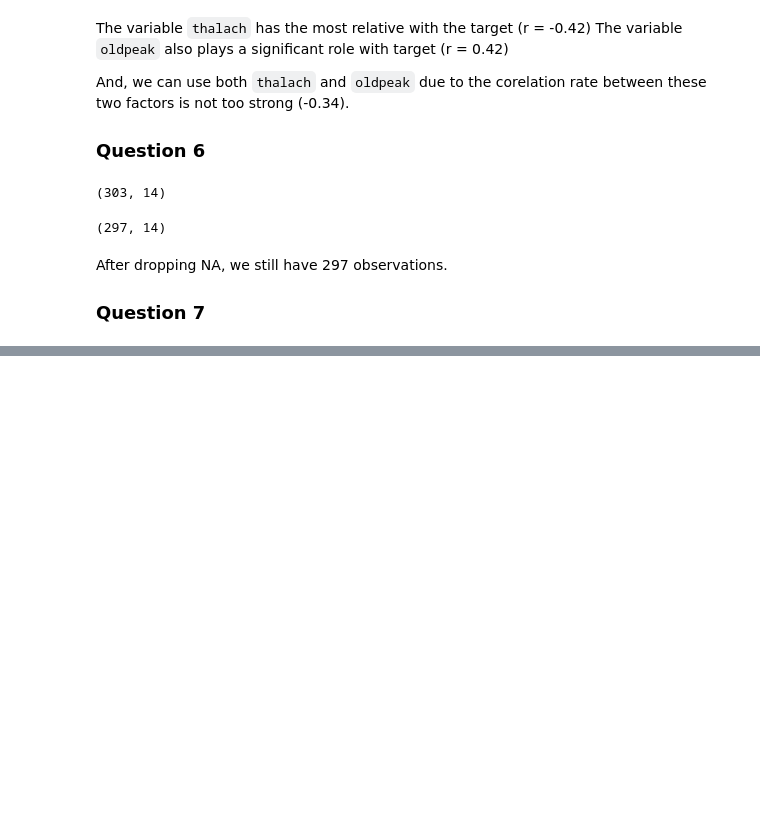
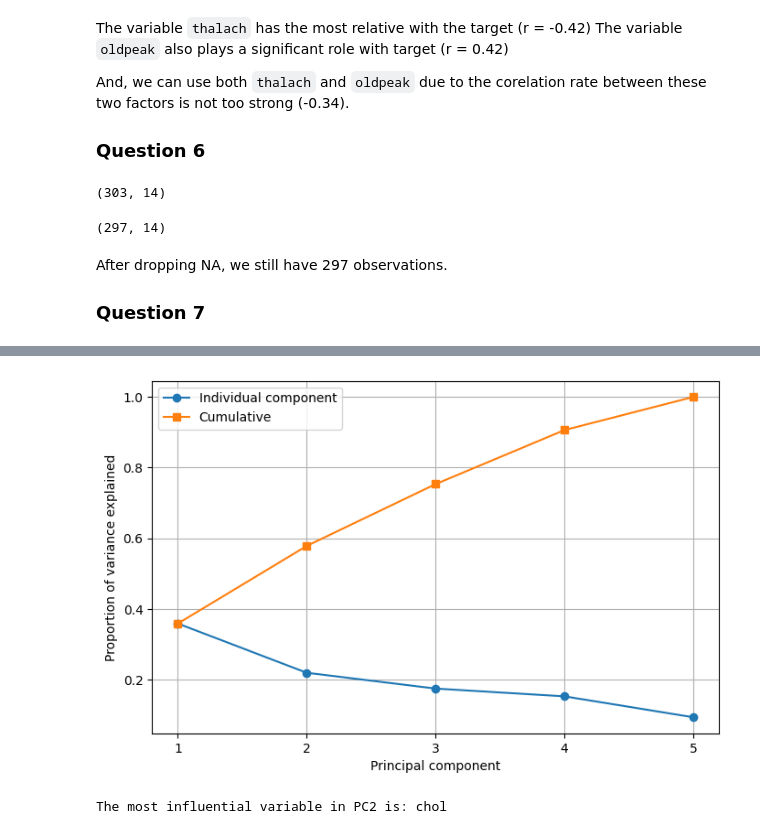
Before and after one commit to jings3/3DA3-A6, a Jupyter notebook: 3DA3A6.ipynb, the cells around one changed output, grey strips where cells are left out. Saved outputs shown, nothing was run; the diff lists cells and outputs as text; code cells hidden in the pictures; blank space fills up the shorter version.

```diff
--- a/3DA3A6.ipynb
+++ b/3DA3A6.ipynb
@@ -265,0 +296,6 @@ After dropping NA, we still have 297 observations.
+# %%
+pca = PCA()
+pca.fit(X)
+
+num_pcs = pca.components_.shape[0]
+num_pcs
@@ -265,0 +318,6 @@ After dropping NA, we still have 297 observations.
+# %%
+pc_scores = pd.DataFrame(
+    pca.fit_transform(X),
+    columns=[f'PC{i+1}' for i in range(num_pcs)]
+)
+pc_scores.head(5)
@@ -265,0 +331,21 @@ After dropping NA, we still have 297 observations.
+# %%
+pc_indices = np.arange(1, num_pcs + 1)
+
+plt.figure(figsize=(8,5))
+plt.plot(pc_indices, pca.explained_variance_ratio_, '-o', label='Individual component')
+plt.plot(pc_indices, np.cumsum(pca.explained_variance_ratio_), '-s', label='Cumulative')
+
+plt.xlabel('Principal component')
+plt.ylabel('Proportion of variance explained')
+plt.xticks(pc_indices)
+plt.legend(loc=2)
+plt.grid(True)
+plt.show()
+# %% [output]
+[figure, added]
+# %%
+pc2_loadings = pca_loadings['PC2']
+most_influential_var_pc2 = pc2_loadings.abs().idxmax()
+print("The most influential variable in PC2 is:", most_influential_var_pc2)
+# %% [output]
+The most influential variable in PC2 is: chol
```
Also changed, not shown: parts of 7 cells of this notebook.
